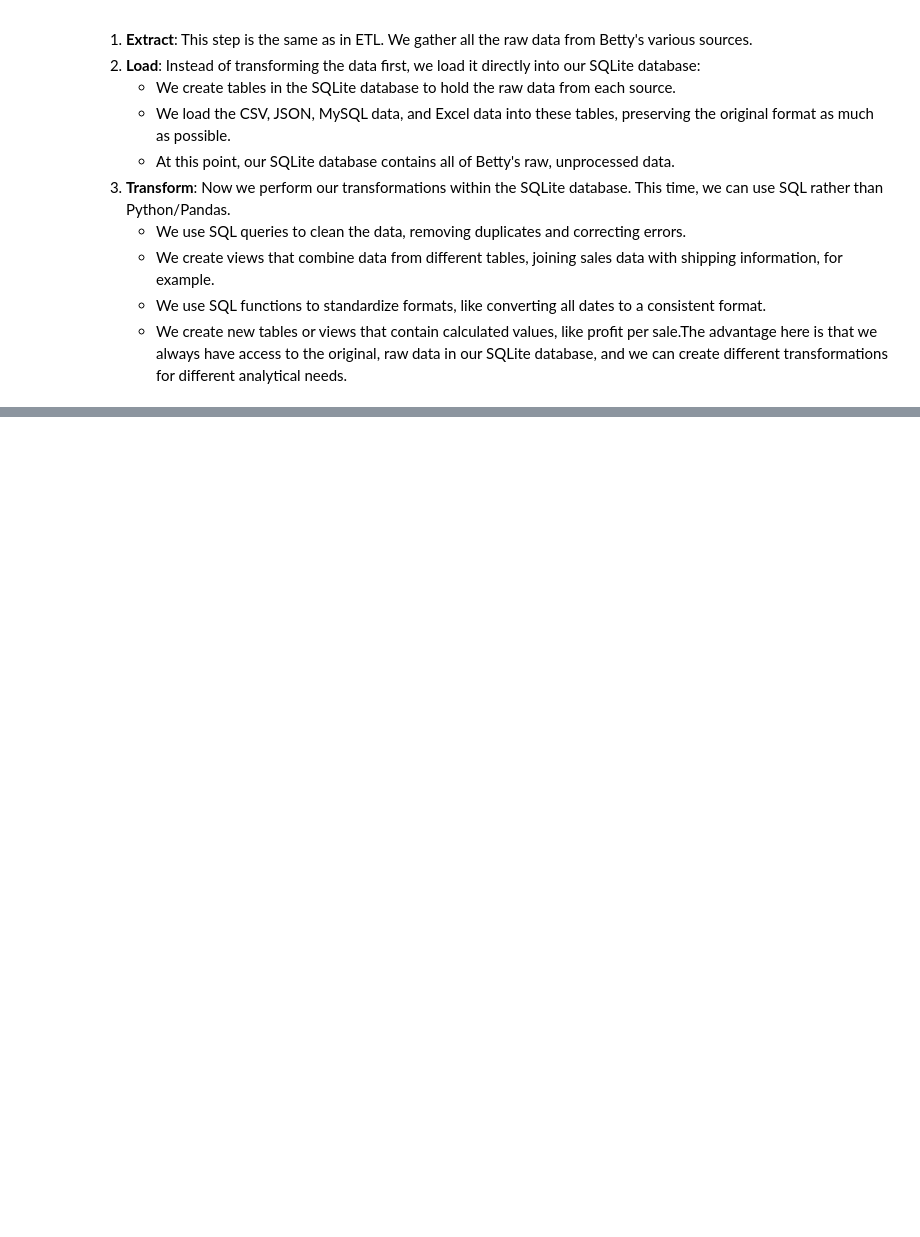
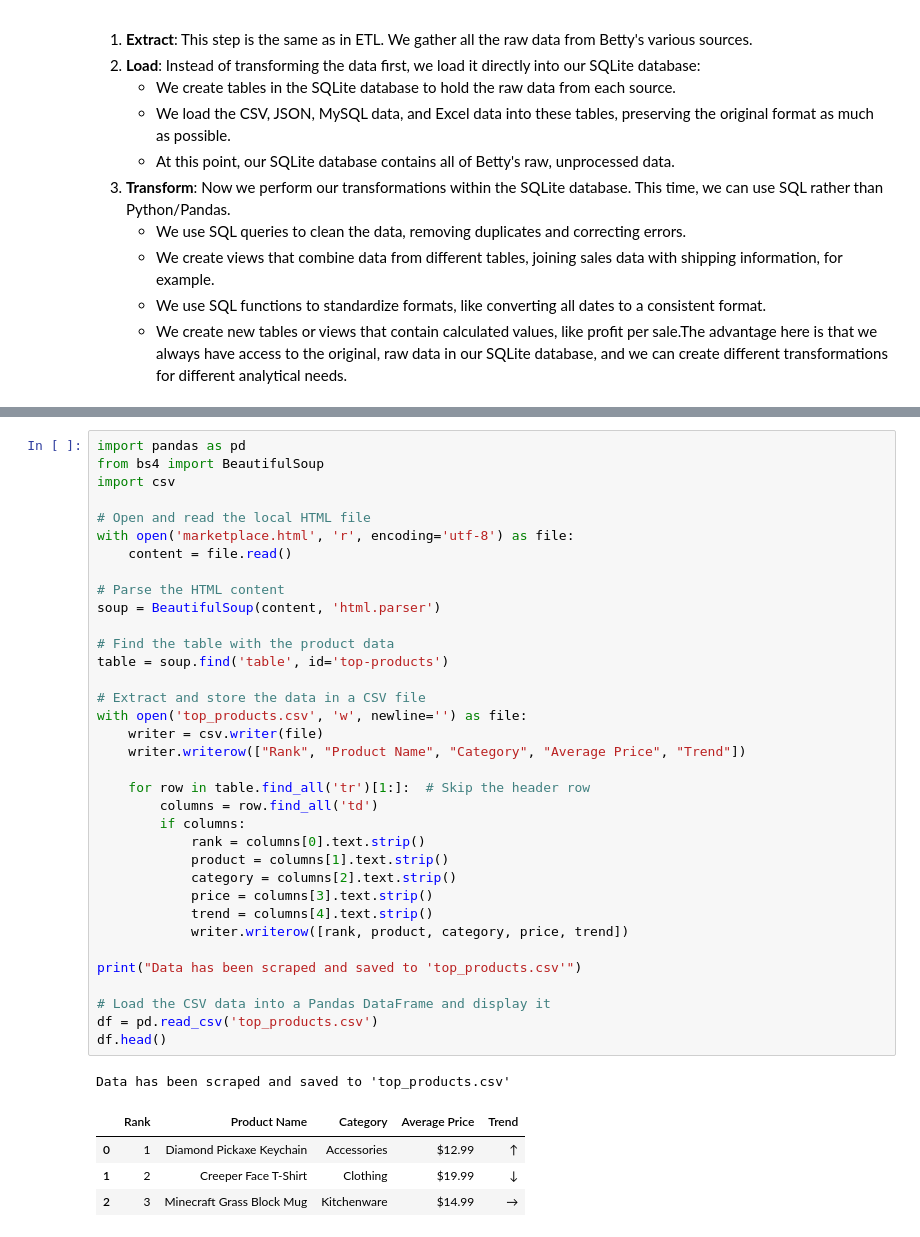
Before and after one commit to brendanpshea/database_sql, a Jupyter notebook: DataScience_03_MinecraftingOurData.ipynb, the cells around one changed output, grey strips where cells are left out. Cells and saved outputs as stored; diff of their text form; blank space fills up the shorter version.

```diff
--- a/DataScience_03_MinecraftingOurData.ipynb
+++ b/DataScience_03_MinecraftingOurData.ipynb
@@ -175,0 +303,41 @@ Both ETL and ELT are valuable approaches in data integration. As we progress in
+# %%
+import pandas as pd
+from bs4 import BeautifulSoup
+import csv
+
+# Open and read the local HTML file
+with open('marketplace.html', 'r', encoding='utf-8') as file:
+    content = file.read()
+
+# Parse the HTML content
+soup = BeautifulSoup(content, 'html.parser')
+
+# Find the table with the product data
+table = soup.find('table', id='top-products')
+
+# Extract and store the data in a CSV file
+with open('top_products.csv', 'w', newline='') as file:
+    writer = csv.writer(file)
+    writer.writerow(["Rank", "Product Name", "Category", "Average Price", "Trend"])
+
+    for row in table.find_all('tr')[1:]:  # Skip the header row
+        columns = row.find_all('td')
+        if columns:
+            rank = columns[0].text.strip()
+            product = columns[1].text.strip()
+            category = columns[2].text.strip()
+            price = columns[3].text.strip()
+            trend = columns[4].text.strip()
+            writer.writerow([rank, product, category, price, trend])
+
+print("Data has been scraped and saved to 'top_products.csv'")
+
+# Load the CSV data into a Pandas DataFrame and display it
+df = pd.read_csv('top_products.csv')
+df.head()
+# %% [output]
+Data has been scraped and saved to 'top_products.csv'
+|  | Rank | Product Name | Category | Average Price | Trend |
+| 0 | 1 | Diamond Pickaxe Keychain | Accessories | $12.99 | ↑ |
+| 1 | 2 | Creeper Face T-Shirt | Clothing | $19.99 | ↓ |
+| 2 | 3 | Minecraft Grass Block Mug | Kitchenware | $14.99 | → |
```
Also changed, not shown: parts of 11 cells of this notebook.
